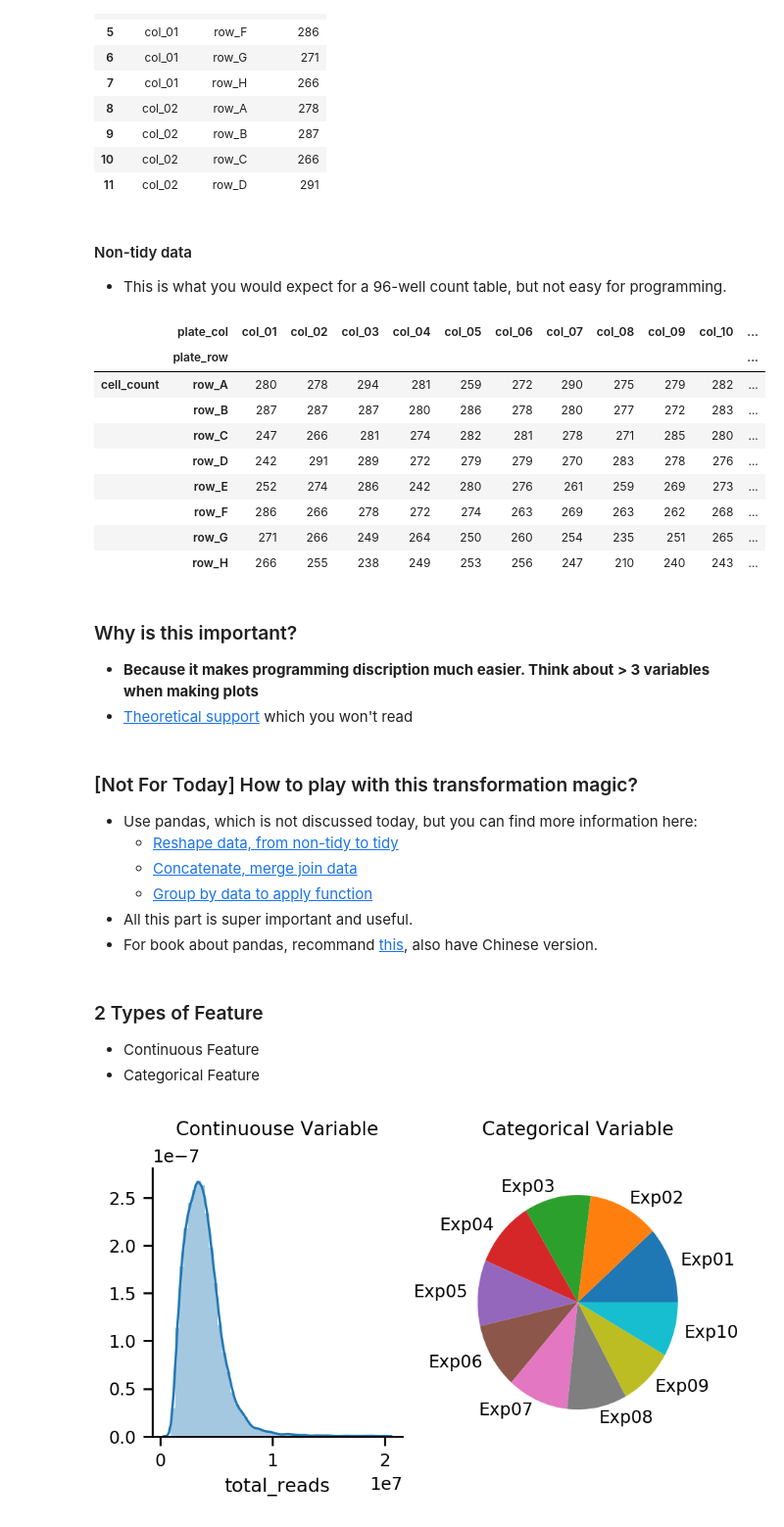
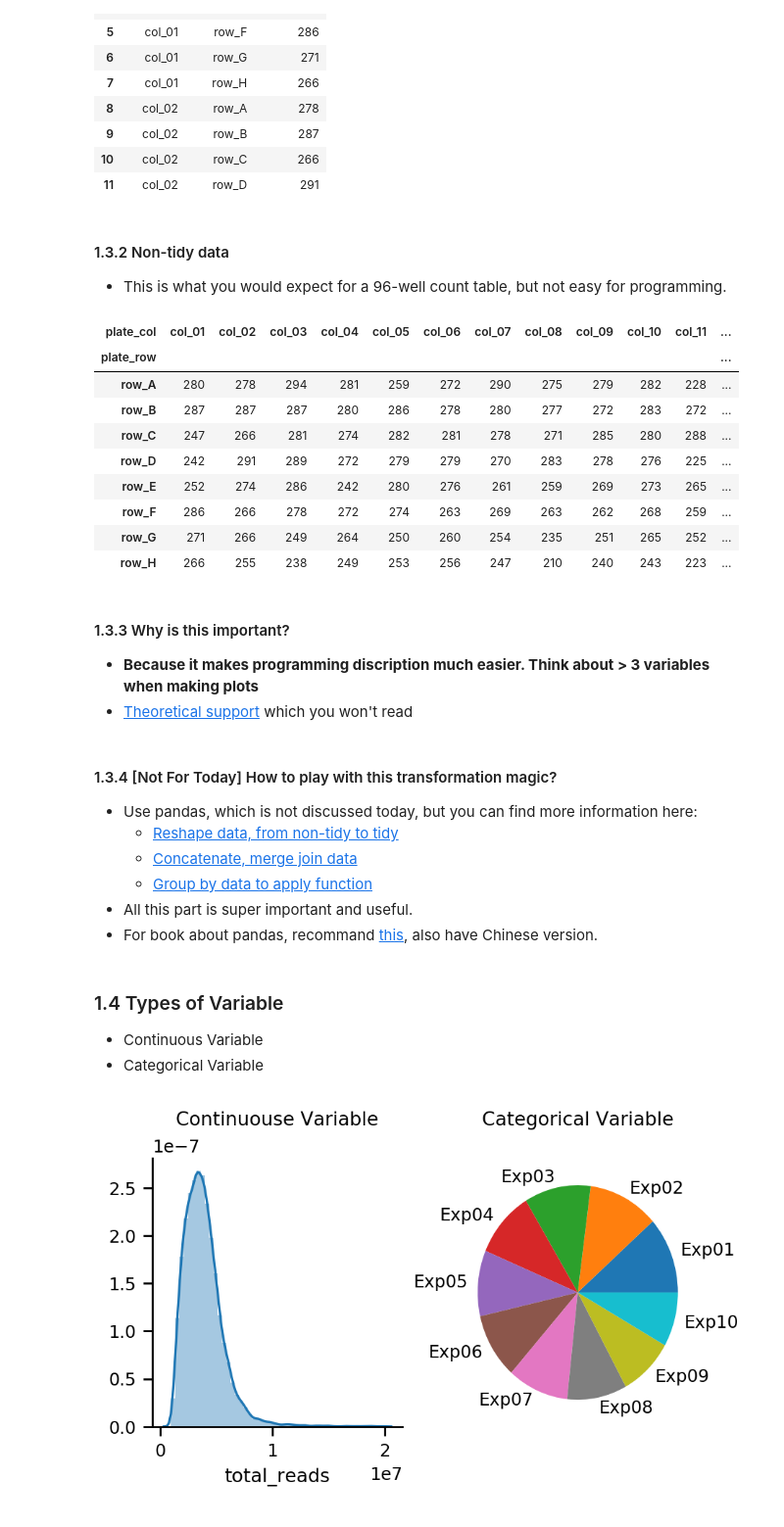
Before and after one commit to lhqing/python_visualization, a Jupyter notebook: python_vis.ipynb, the cells around one changed output. Shown at 98% size. Cells and saved outputs as stored; diff of their text form; code cells hidden in the pictures.

```diff
--- a/python_vis.ipynb
+++ b/python_vis.ipynb
@@ -74,27 +100,29 @@ Tidy data have 96 rows and 3 columns
 | 10 | col_02 | row_C | 266 |
 | 11 | col_02 | row_D | 291 |
 # %% [markdown]
-#### Non-tidy data
+#### 1.3.2 Non-tidy data
 - This is what you would expect for a 96-well count table, but not easy for programming.
 # %%
-tidy_count_table.set_index(['plate_col', 'plate_row']).unstack().T
+non_tidy_count_table = tidy_count_table.set_index(['plate_col', 'plate_row']).unstack().T
+non_tidy_count_table.index = non_tidy_count_table.index.droplevel(0)
+non_tidy_count_table
 # %% [output]
-|  | plate_col | col_01 | col_02 | col_03 | col_04 | col_05 | col_06 | col_07 | col_08 | col_09 | col_10 | ... |
-|  | plate_row |  |  |  |  |  |  |  |  |  |  | ... |
-| cell_count | row_A | 280 | 278 | 294 | 281 | 259 | 272 | 290 | 275 | 279 | 282 | ... |
-|  | row_B | 287 | 287 | 287 | 280 | 286 | 278 | 280 | 277 | 272 | 283 | ... |
-|  | row_C | 247 | 266 | 281 | 274 | 282 | 281 | 278 | 271 | 285 | 280 | ... |
-|  | row_D | 242 | 291 | 289 | 272 | 279 | 279 | 270 | 283 | 278 | 276 | ... |
-|  | row_E | 252 | 274 | 286 | 242 | 280 | 276 | 261 | 259 | 269 | 273 | ... |
-|  | row_F | 286 | 266 | 278 | 272 | 274 | 263 | 269 | 263 | 262 | 268 | ... |
-|  | row_G | 271 | 266 | 249 | 264 | 250 | 260 | 254 | 235 | 251 | 265 | ... |
-|  | row_H | 266 | 255 | 238 | 249 | 253 | 256 | 247 | 210 | 240 | 243 | ... |
+| plate_col | col_01 | col_02 | col_03 | col_04 | col_05 | col_06 | col_07 | col_08 | col_09 | col_10 | col_11 | ... |
+| plate_row |  |  |  |  |  |  |  |  |  |  |  | ... |
+| row_A | 280 | 278 | 294 | 281 | 259 | 272 | 290 | 275 | 279 | 282 | 228 | ... |
+| row_B | 287 | 287 | 287 | 280 | 286 | 278 | 280 | 277 | 272 | 283 | 272 | ... |
+| row_C | 247 | 266 | 281 | 274 | 282 | 281 | 278 | 271 | 285 | 280 | 288 | ... |
+| row_D | 242 | 291 | 289 | 272 | 279 | 279 | 270 | 283 | 278 | 276 | 225 | ... |
+| row_E | 252 | 274 | 286 | 242 | 280 | 276 | 261 | 259 | 269 | 273 | 265 | ... |
+| row_F | 286 | 266 | 278 | 272 | 274 | 263 | 269 | 263 | 262 | 268 | 259 | ... |
+| row_G | 271 | 266 | 249 | 264 | 250 | 260 | 254 | 235 | 251 | 265 | 252 | ... |
+| row_H | 266 | 255 | 238 | 249 | 253 | 256 | 247 | 210 | 240 | 243 | 223 | ... |
 # %% [markdown]
-### Why is this important?
+#### 1.3.3 Why is this important?
 - **Because it makes programming discription much easier. Think about > 3 variables when making plots**
 - [Theoretical support](http://vita.had.co.nz/papers/tidy-data.pdf) which you won't read
 # %% [markdown]
-### \[Not For Today\] How to play with this transformation magic?
+#### 1.3.4 \[Not For Today\] How to play with this transformation magic?
 - Use pandas, which is not discussed today, but you can find more information here:
     - [Reshape data, from non-tidy to tidy](http://pandas.pydata.org/pandas-docs/stable/reshaping.html)
     - [Concatenate, merge join data](http://pandas.pydata.org/pandas-docs/stable/merging.html)
@@ -102,9 +130,9 @@ tidy_count_table.set_index(['plate_col', 'plate_row']).unstack().T
 - All this part is super important and useful.
 - For book about pandas, recommand [this](https://www.amazon.com/Python-Data-Analysis-Wrangling-IPython/dp/1491957662/ref=sr_1_4?ie=UTF8&qid=1536648478&sr=8-4&keywords=python+data+science), also have Chinese version.
 # %% [markdown]
-### 2 Types of Feature
-- Continuous Feature
-- Categorical Feature
+### 1.4 Types of Variable
+- Continuous Variable
+- Categorical Variable
 # %%
 # a typical example of the combination of seaborn and matplotlib
 
```
Also changed, not shown: parts of 37 cells of this notebook, 1 other file.
